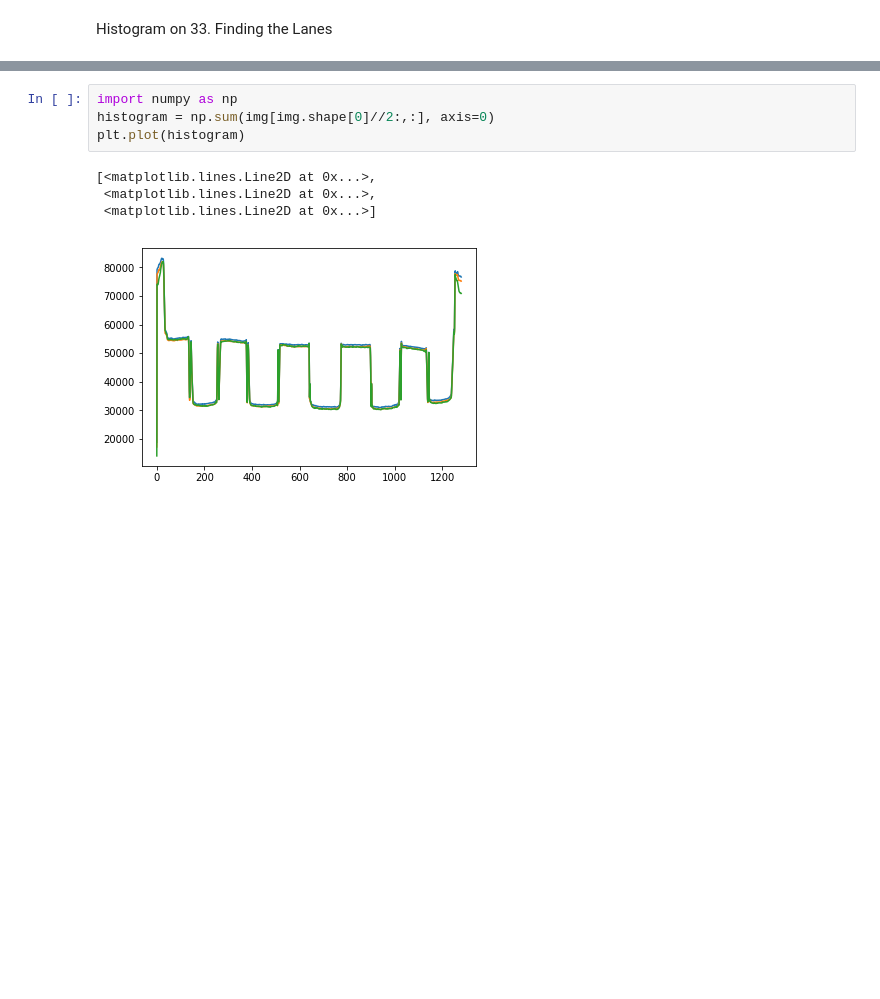
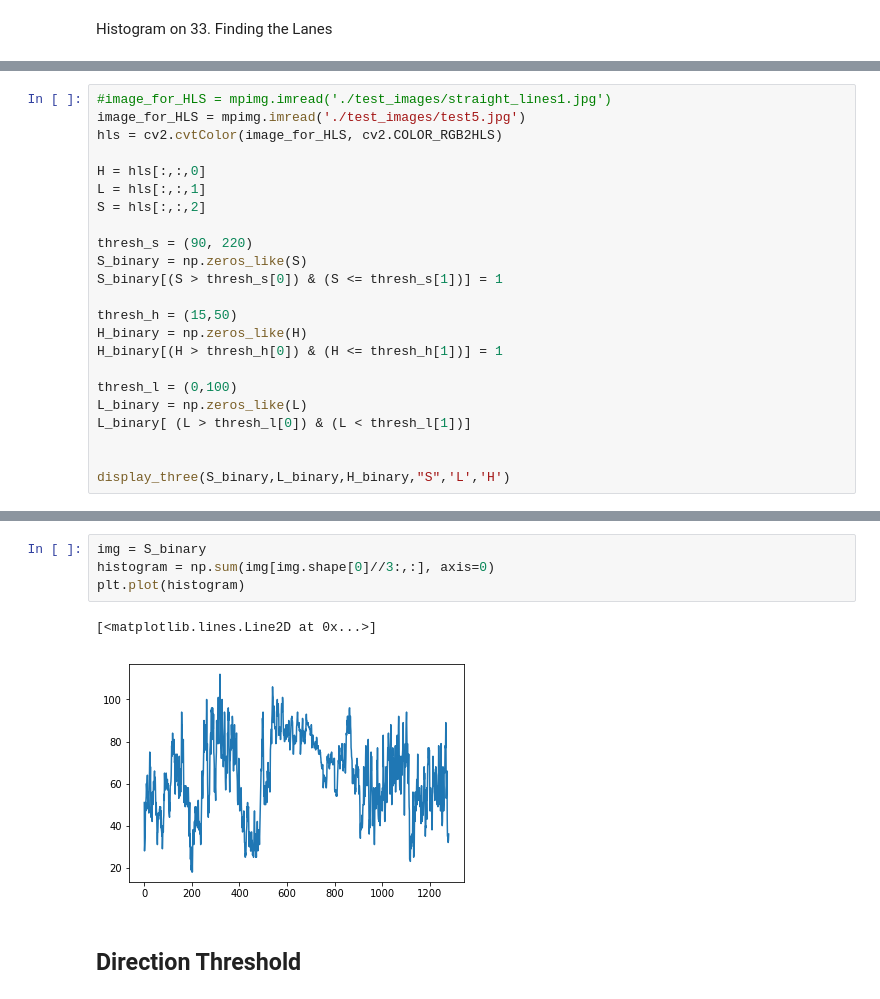
Before and after one commit to leclair-7/CarND-Advanced-Lane-Lines, a Jupyter notebook: Advanced-Lane-Finding.ipynb, the cells around one changed output, grey strips where cells are left out. Drawn from its saved outputs; the diff is of its cells as text; blank space fills up the shorter version.

Commit message:
Added sobel thresholding function and some HLS binary experiments

```diff
--- a/Advanced-Lane-Finding.ipynb
+++ b/Advanced-Lane-Finding.ipynb
@@ -71,0 +108,23 @@ Histogram on 33. Finding the Lanes
+# %%
+#image_for_HLS = mpimg.imread('./test_images/straight_lines1.jpg')
+image_for_HLS = mpimg.imread('./test_images/test5.jpg')
+hls = cv2.cvtColor(image_for_HLS, cv2.COLOR_RGB2HLS)
+
+H = hls[:,:,0]
+L = hls[:,:,1]
+S = hls[:,:,2]
+
+thresh_s = (90, 220)
+S_binary = np.zeros_like(S)
+S_binary[(S > thresh_s[0]) & (S <= thresh_s[1])] = 1
+
+thresh_h = (15,50)
+H_binary = np.zeros_like(H)
+H_binary[(H > thresh_h[0]) & (H <= thresh_h[1])] = 1
+
+thresh_l = (0,100)
+L_binary = np.zeros_like(L)
+L_binary[ (L > thresh_l[0]) & (L < thresh_l[1])]
+
+
+display_three(S_binary,L_binary,H_binary,"S",'L','H')
@@ -72,9 +133,9 @@ Histogram on 33. Finding the Lanes
 # %%
-import numpy as np
-histogram = np.sum(img[img.shape[0]//2:,:], axis=0)
+img = S_binary
+histogram = np.sum(img[img.shape[0]//3:,:], axis=0)
 plt.plot(histogram)
 # %% [output]
-[<matplotlib.lines.Line2D at 0x...>,
- <matplotlib.lines.Line2D at 0x...>,
- <matplotlib.lines.Line2D at 0x...>]
+[<matplotlib.lines.Line2D at 0x...>]
-[figure, old version]
+[figure, new version]
+# %% [markdown]
+## Direction Threshold
```
Also changed, not shown: parts of 13 cells of this notebook.
